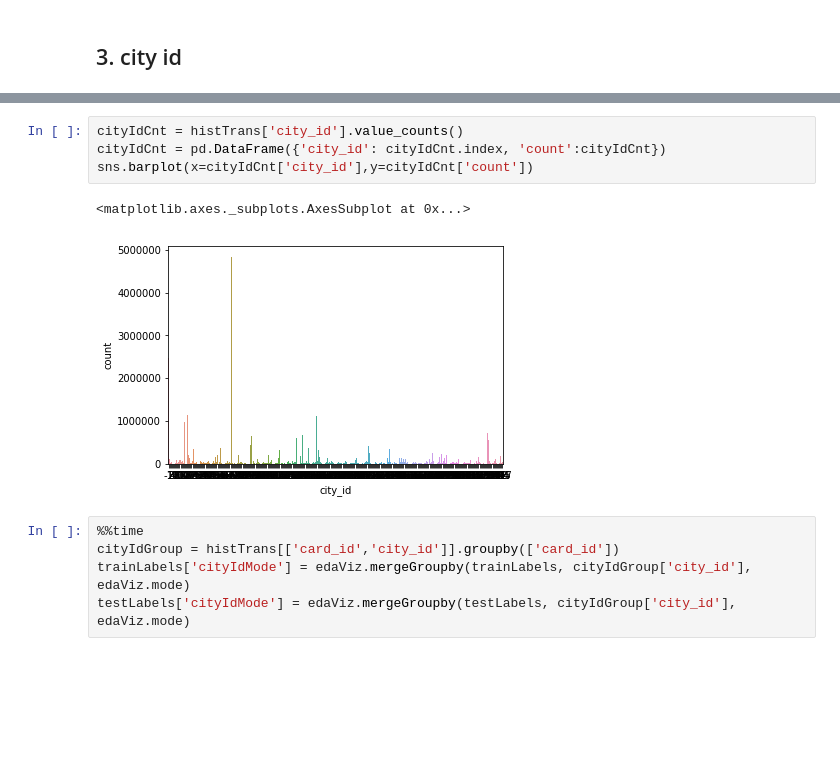
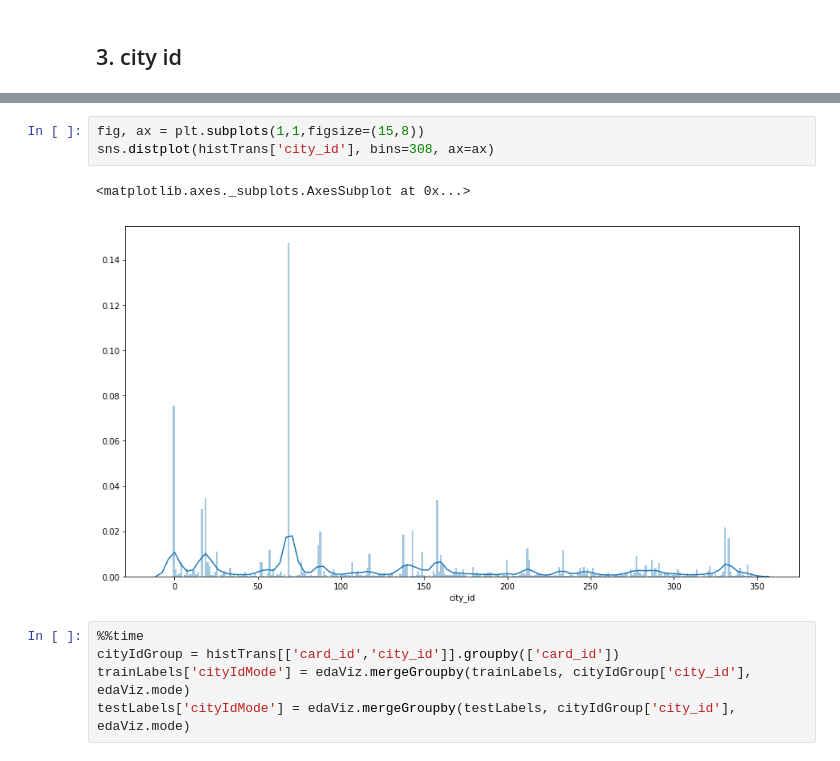
Before and after one commit to LeoHNLee/EloMerchantCategoryRecommendation, a Jupyter notebook: 2-eda-viz/2-historical-transaction.ipynb, the cells around one changed output, grey strips where cells are left out. Drawn from its saved outputs; the diff is of its cells as text; blank space fills up the shorter version.

```diff
--- a/2-eda-viz/2-historical-transaction.ipynb
+++ b/2-eda-viz/2-historical-transaction.ipynb
@@ -203,10 +158,9 @@ Name: city_id, Length: 308, dtype: int64
-# %%
-cityIdCnt = histTrans['city_id'].value_counts()
-cityIdCnt = pd.DataFrame({'city_id': cityIdCnt.index, 'count':cityIdCnt})
-sns.barplot(x=cityIdCnt['city_id'],y=cityIdCnt['count'])
-# %% [output]
-<matplotlib.axes._subplots.AxesSubplot at 0x...>
-[figure, removed]
+# %%
+fig, ax = plt.subplots(1,1,figsize=(15,8))
+sns.distplot(histTrans['city_id'], bins=308, ax=ax)
+# %% [output]
+<matplotlib.axes._subplots.AxesSubplot at 0x...>
+[figure, added]
 # %%
 %%time
 cityIdGroup = histTrans[['card_id','city_id']].groupby(['card_id'])
```
Also changed, not shown: parts of 28 cells of this notebook, 1 other file.
